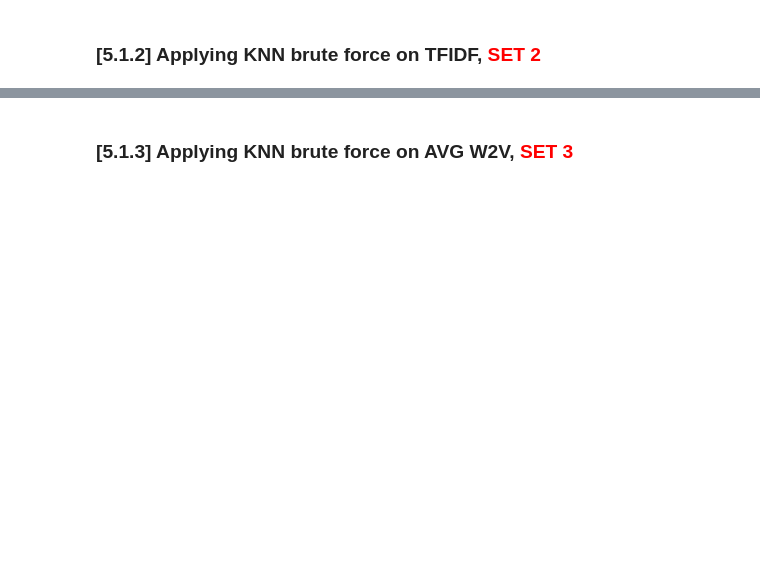
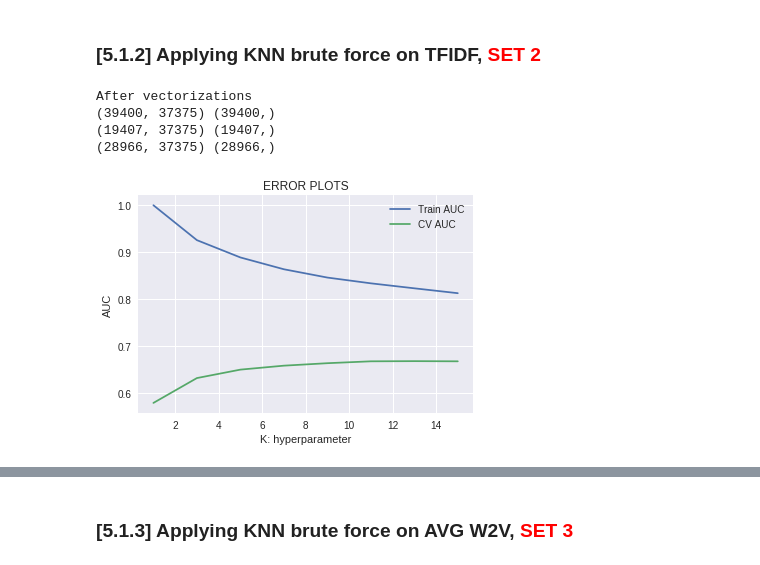
Before and after one commit to gopalkalpande/Assignments_ML, a Jupyter notebook: KNN.ipynb, the cells around one changed output, grey strips where cells are left out. Saved outputs shown, nothing was run; the diff lists cells and outputs as text; code cells hidden in the pictures; blank space fills up the shorter version.

```diff
--- a/KNN.ipynb
+++ b/KNN.ipynb
@@ -631,0 +768,58 @@ for sent in tqdm(list_of_sentance): # for each review/sentence
+# %%
+# Please write all the code with proper documentation
+tf_idf_vect = TfidfVectorizer(ngram_range=(1,2), min_df=10)
+tf_idf_vect.fit(X_train)
+
+
+# we use the fitted CountVectorizer to convert the text to vector
+X_train_tfidf = count_vect.transform(X_train)
+X_cv_tfidf = count_vect.transform(X_cv)
+X_test_tfidf = count_vect.transform(X_test)
+
+print("After vectorizations")
+print(X_train_tfidf.shape, y_train.shape)
+print(X_cv_tfidf.shape, y_cv.shape)
+print(X_test_tfidf.shape, y_test.shape)
+# %% [output]
+After vectorizations
+(39400, 37375) (39400,)
+(19407, 37375) (19407,)
+(28966, 37375) (28966,)
+# %%
+from sklearn.neighbors import KNeighborsClassifier
+from sklearn.metrics import roc_auc_score
+import matplotlib.pyplot as plt
+"""
+y_true : array, shape = [n_samples] or [n_samples, n_classes]
+True binary labels or binary label indicators.
+
+y_score : array, shape = [n_samples] or [n_samples, n_classes]
+Target scores, can either be probability estimates of the positive class, confidence values, or non-thresholded measure of
+decisions (as returned by “decision_function” on some classifiers).
+For binary y_true, y_score is supposed to be the score of the class with greater label.
+
+"""
+
+train_auc = []
+cv_auc = []
+K = [1, 3, 5, 7, 9, 11, 13, 15]
+for i in K:
+    neigh = KNeighborsClassifier(n_neighbors=i)
+    neigh.fit(X_train_tfidf, y_train)
+    # roc_auc_score(y_true, y_score) the 2nd parameter should be probability estimates of the positive class
+    # not the predicted outputs
+    y_train_pred =  neigh.predict_proba(X_train_tfidf)[:,1]
+    y_cv_pred =  neigh.predict_proba(X_cv_tfidf)[:,1]
+
+    train_auc.append(roc_auc_score(y_train,y_train_pred))
+    cv_auc.append(roc_auc_score(y_cv, y_cv_pred))
+
+plt.plot(K, train_auc, label='Train AUC')
+plt.plot(K, cv_auc, label='CV AUC')
+plt.legend()
+plt.xlabel("K: hyperparameter")
+plt.ylabel("AUC")
+plt.title("ERROR PLOTS")
+plt.show()
+# %% [output]
+[figure, added]
```
Also changed, not shown: parts of 34 cells of this notebook.
